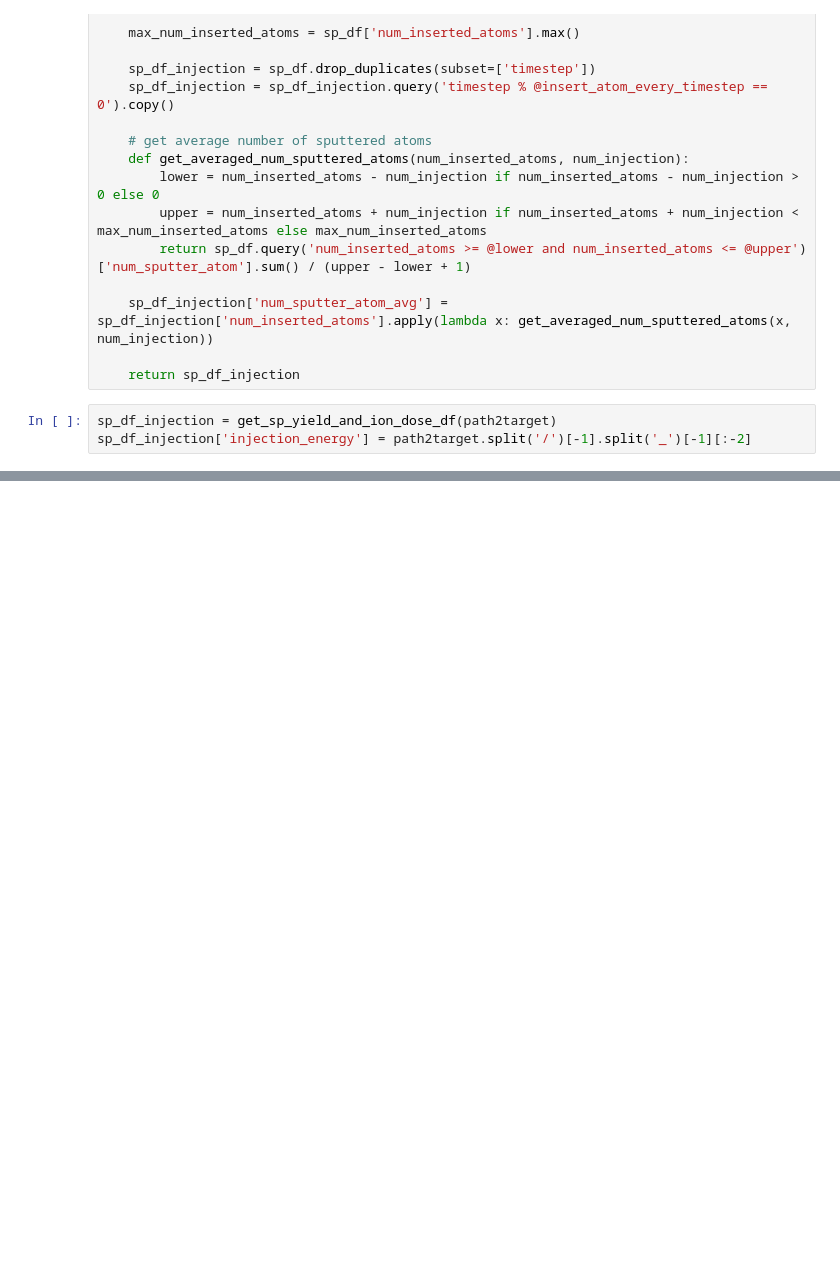
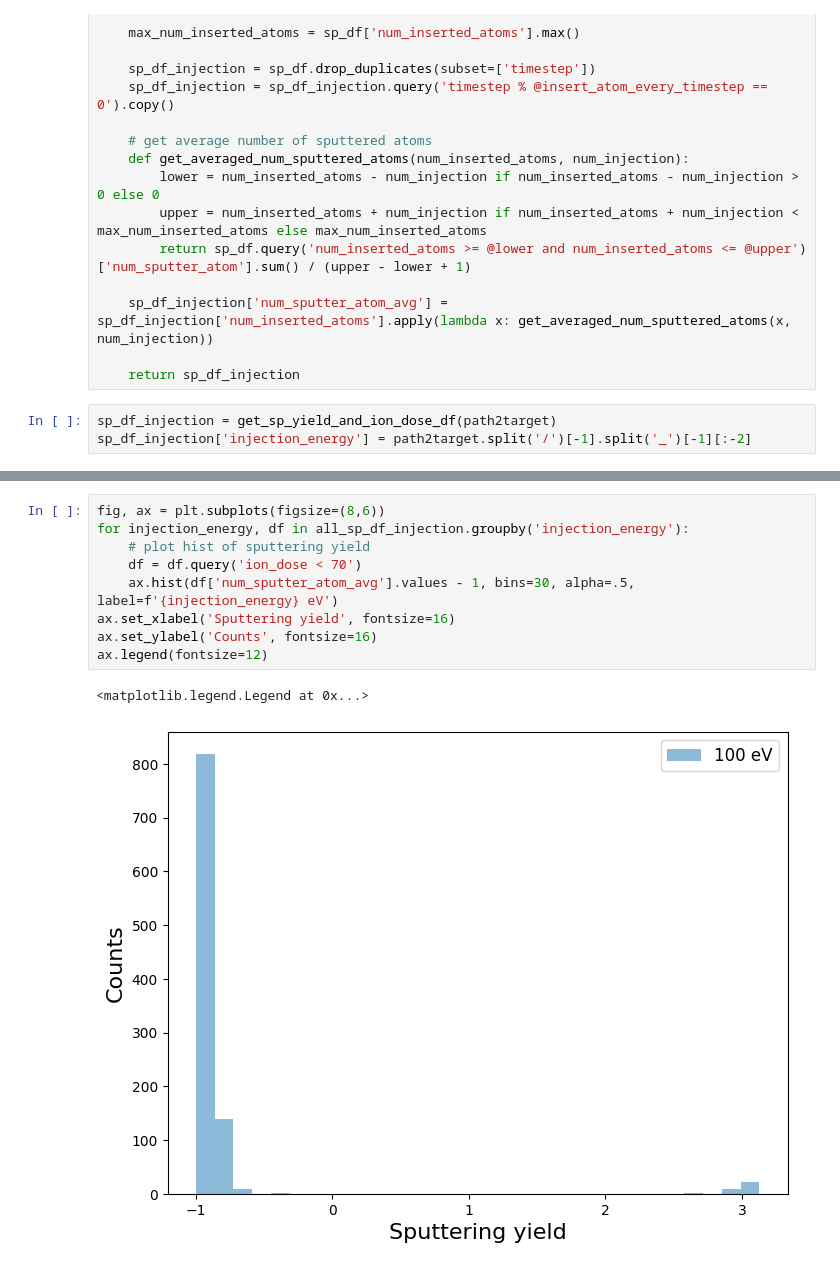
Before and after one commit to y1u0d2a1i/ml_potential, a Jupyter notebook: analyze/lmp/wip/plot_sputtering_yield_with_ion_dose_all.ipynb, the cells around one changed output, grey strips where cells are left out. Saved outputs shown, nothing was run; the diff lists cells and outputs as text; blank space fills up the shorter version.

```diff
--- a/analyze/lmp/wip/plot_sputtering_yield_with_ion_dose_all.ipynb
+++ b/analyze/lmp/wip/plot_sputtering_yield_with_ion_dose_all.ipynb
@@ -126,0 +154,12 @@ ax.legend(fontsize=12)
+# %%
+fig, ax = plt.subplots(figsize=(8,6))
+for injection_energy, df in all_sp_df_injection.groupby('injection_energy'):
+    # plot hist of sputtering yield
+    df = df.query('ion_dose < 70')
+    ax.hist(df['num_sputter_atom_avg'].values - 1, bins=30, alpha=.5, label=f'{injection_energy} eV')
+ax.set_xlabel('Sputtering yield', fontsize=16)
+ax.set_ylabel('Counts', fontsize=16)
+ax.legend(fontsize=12)
+# %% [output]
+<matplotlib.legend.Legend at 0x...>
+[figure, added]
```
Also changed, not shown: parts of 5 cells of this notebook, 5 other files.
